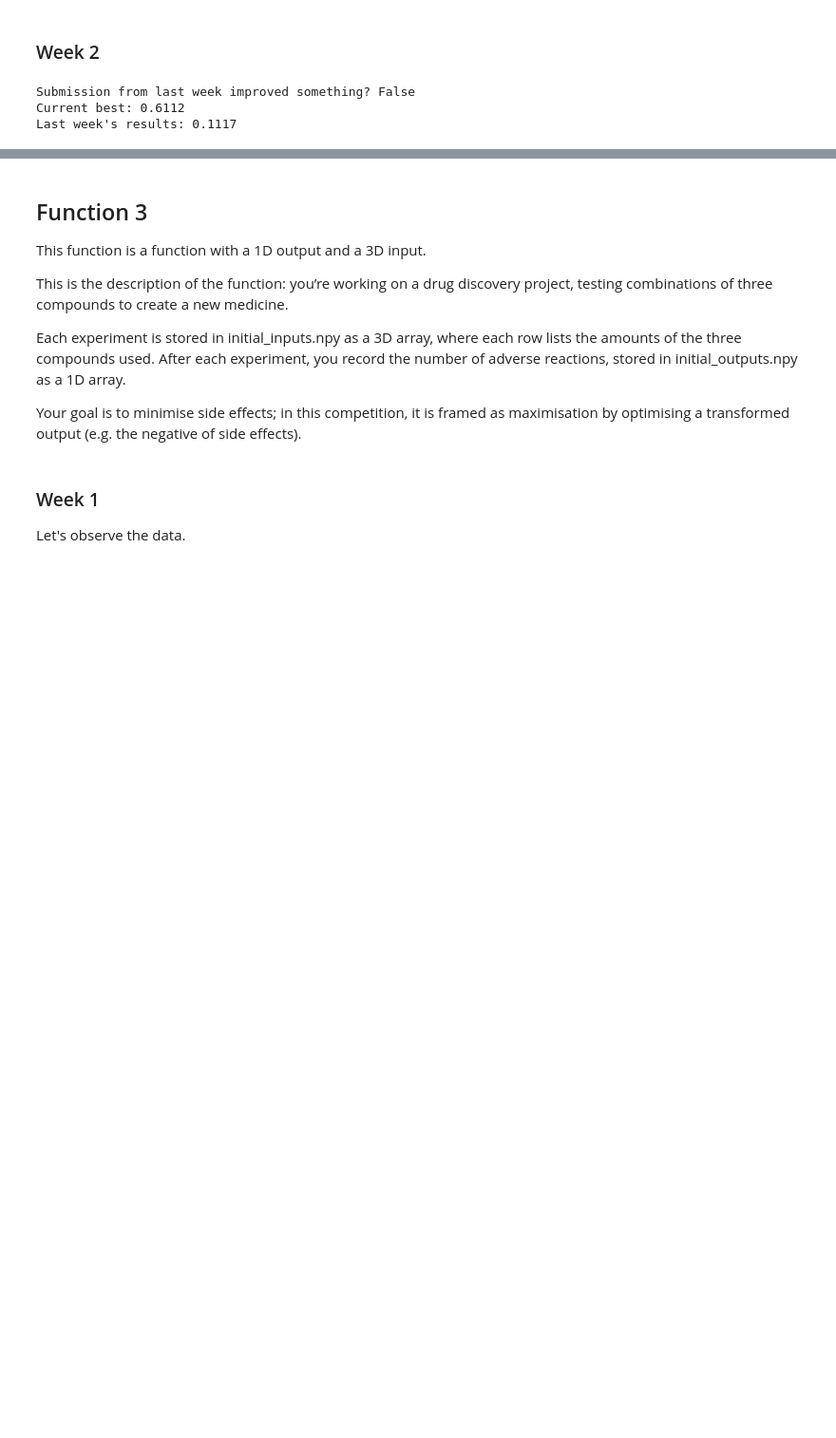
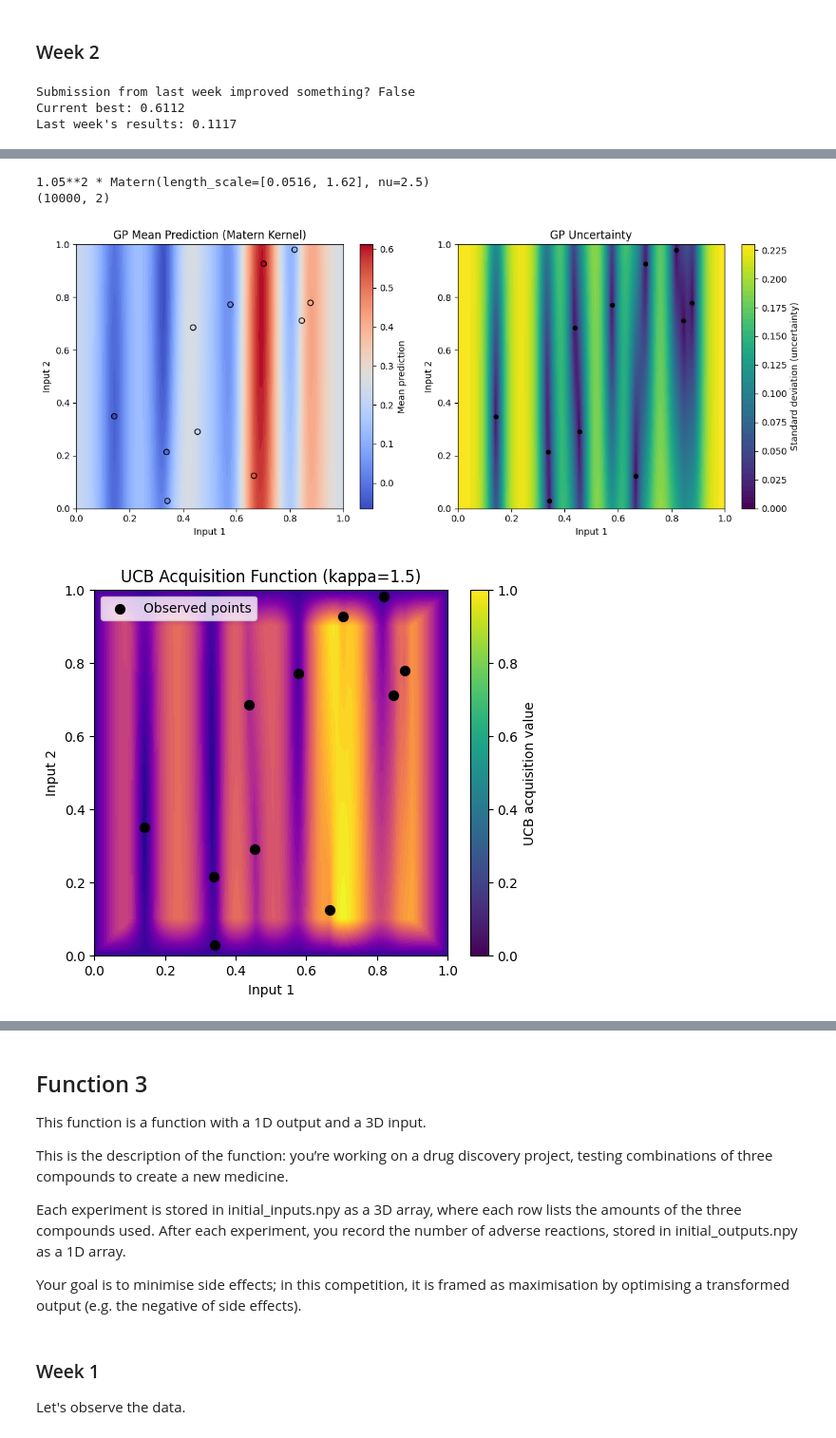
Before and after one commit to emarb/imperial-ml-capstone, a Jupyter notebook: bboptimization.ipynb, the cells around one changed output, grey strips where cells are left out. Shown at 95% size. Cells and saved outputs as stored; diff of their text form; code cells hidden in the pictures; blank space fills up the shorter version.

```diff
--- a/bboptimization.ipynb
+++ b/bboptimization.ipynb
@@ -440,0 +628,80 @@ Last week's results: 0.1117
+# %%
+kernel = C(1.0, (1e-2, 10.0)) * Matern(length_scale=[1.0, 1.0], length_scale_bounds=(0.01, 10.0), nu=2.5)
+gp = GaussianProcessRegressor(
+    kernel=kernel,
+    n_restarts_optimizer=20,
+    alpha=1e-8, #modelling noise
+    normalize_y=True,
+    random_state=42
+)
+gp.fit(f2_inputs, f2_outputs)
+
+print(gp.kernel_)
+
+x1 = np.linspace(0, 1, 100)
+x2 = np.linspace(0, 1, 100)
+X1, X2 = np.meshgrid(x1, x2)
+X_grid = np.column_stack([X1.ravel(), X2.ravel()])
+
+print(X_grid.shape)
+
+y_mean, y_std = gp.predict(X_grid, return_std=True)
+Y_mean = y_mean.reshape(X1.shape)
+Y_std = y_std.reshape(X1.shape)
+
+# Plot mean
+plt.figure(figsize=(12,5))
+
+plt.subplot(1,2,1)
+plt.contourf(X1, X2, Y_mean, cmap='coolwarm', levels=50)
+plt.scatter(f2_inputs[:,0], f2_inputs[:,1], c=f2_outputs, cmap='coolwarm', edgecolor='k')
+plt.colorbar(label='Mean prediction')
+plt.title("GP Mean Prediction (Matern Kernel)")
+plt.xlabel("Input 1")
+plt.ylabel("Input 2")
+
+# Plot uncertainty
+plt.subplot(1,2,2)
+plt.contourf(X1, X2, Y_std, cmap='viridis', levels=50)
+plt.colorbar(label='Standard deviation (uncertainty)')
+plt.scatter(f2_inputs[:,0], f2_inputs[:,1], c='k', s=20)
+plt.title("GP Uncertainty")
+plt.xlabel("Input 1")
+plt.ylabel("Input 2")
+
+plt.tight_layout()
+plt.show()
+
+kappa = 1.5
+UCB = Y_mean + kappa * Y_std  # shape = (grid_size, grid_size)
+
+
+# Let's add a penalty for getting close to the borders
+# Calculate distance to nearest boundary for each dimension (0 and 1 here)
+min_boundary_distance = np.minimum(np.min(X_grid, axis=1), np.min(1 - X_grid, axis=1))
+
+# Penalty factor: linearly scale with distance from boundary (0 at boundary, 1 at distance >= penalty_radius)
+penalty_radius = 0.1
+penalty_factor = np.clip(min_boundary_distance / penalty_radius, 0, 1)
+
+# Apply penalty
+UCB = UCB.reshape(100, 100)
+penalty_factor = penalty_factor.reshape(100, 100)
+UCB_penalized = UCB * penalty_factor
+
+plt.figure(figsize=(6,5))
+plt.contourf(X1, X2, UCB_penalized, cmap='plasma', levels=50)
+plt.scatter(f2_inputs[:,0], f2_inputs[:,1], c='k', s=50, label='Observed points')
+plt.colorbar(label='UCB acquisition value')
+plt.title(f"UCB Acquisition Function (kappa={kappa})")
+plt.xlabel("Input 1")
+plt.ylabel("Input 2")
+plt.legend()
+plt.show()
+
+print(gp.kernel_)
+# %% [output]
+1.05**2 * Matern(length_scale=[0.0516, 1.62], nu=2.5)
+(10000, 2)
+[figure, added]
+[figure, added]
```
Also changed, not shown: parts of 55 cells of this notebook.
